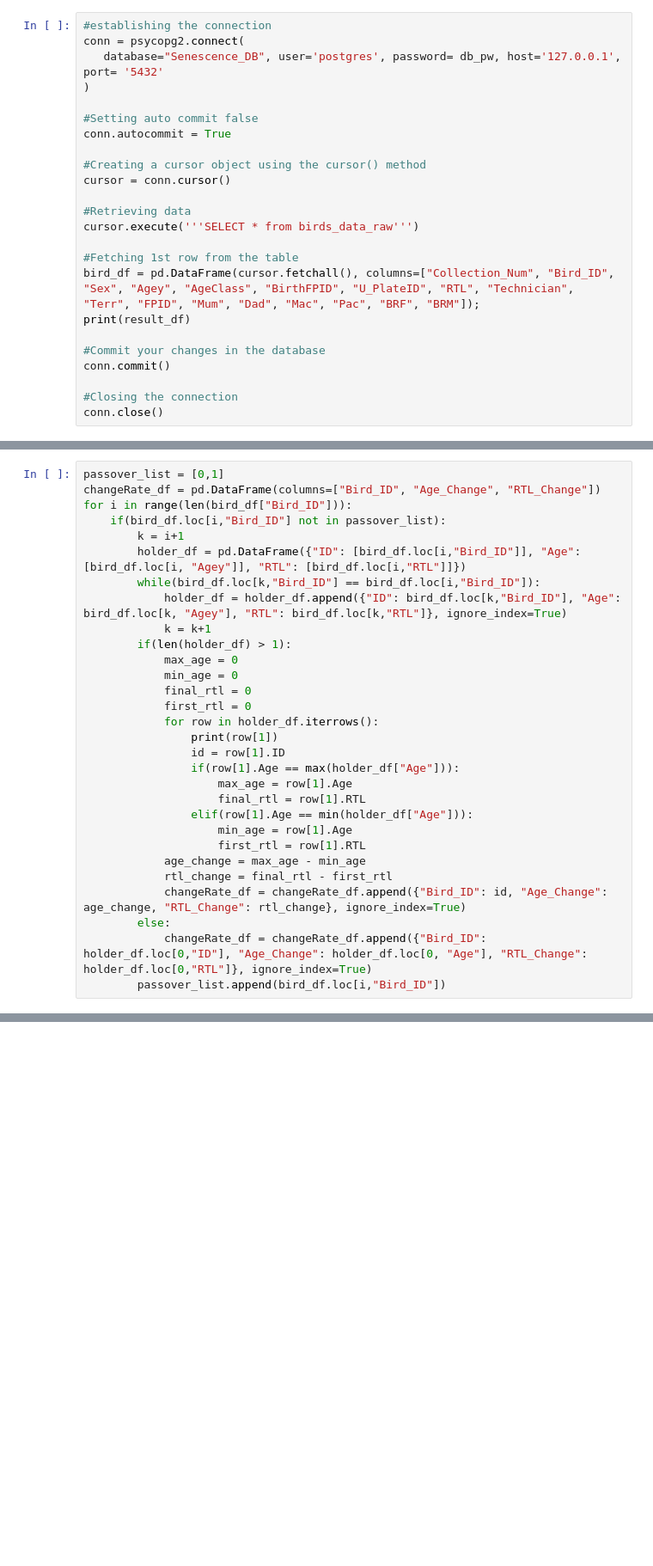
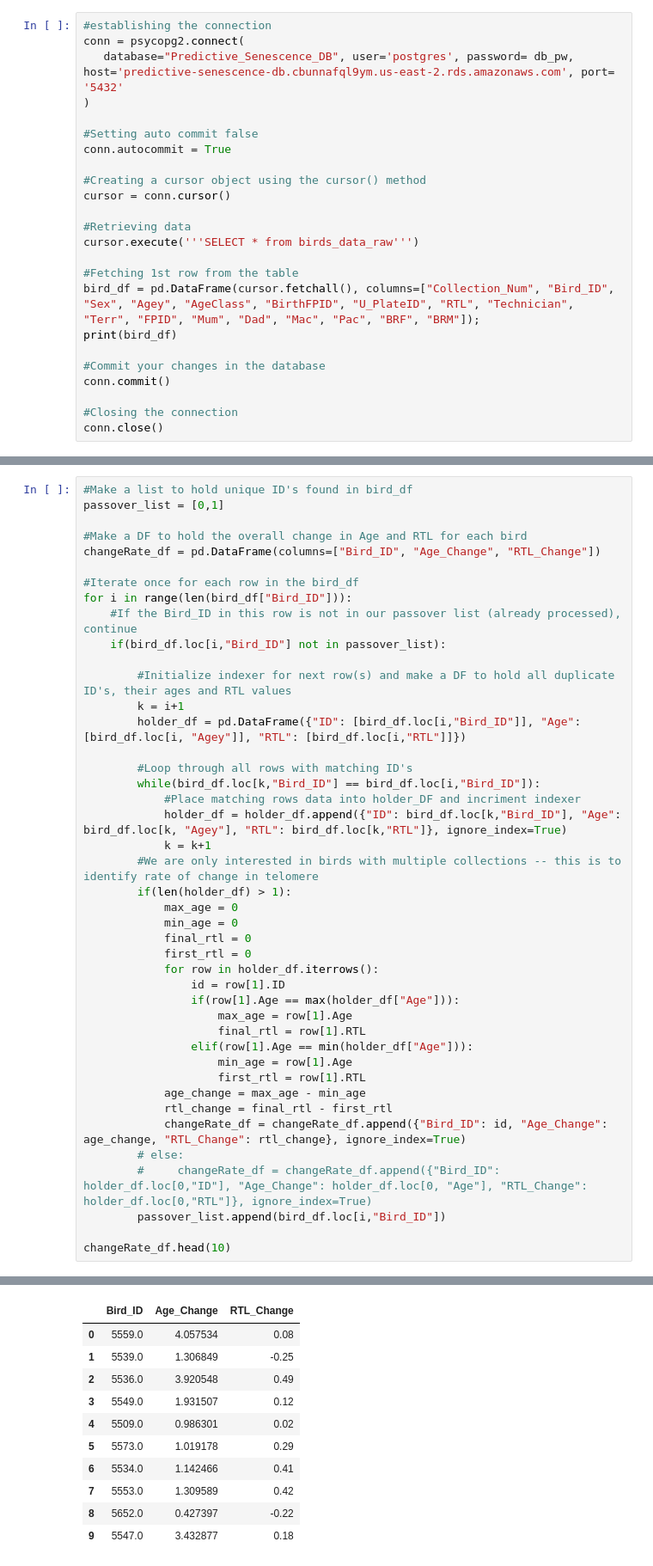
Before and after one commit to Rdassy/Predictive_Senescence, a Jupyter notebook: Resources/Notebook/teloRateOfChange.ipynb, the cells around one changed output, grey strips where cells are left out. Shown at 86% size. Cells and saved outputs as stored; diff of their text form; blank space fills up the shorter version.

```diff
--- a/Resources/Notebook/teloRateOfChange.ipynb
+++ b/Resources/Notebook/teloRateOfChange.ipynb
@@ -13,7 +16,7 @@ import psycopg2;
 # %%
 #establishing the connection
 conn = psycopg2.connect(
-   database="Senescence_DB", user='postgres', password= db_pw, host='127.0.0.1', port= '5432'
+   database="Predictive_Senescence_DB", user='postgres', password= db_pw, host='predictive-senescence-db.cbunnafql9ym.us-east-2.rds.amazonaws.com', port= '5432'
 )
 
 #Setting auto commit false
@@ -27,7 +30,7 @@ cursor.execute('''SELECT * from birds_data_raw''')
 
 #Fetching 1st row from the table
 bird_df = pd.DataFrame(cursor.fetchall(), columns=["Collection_Num", "Bird_ID", "Sex", "Agey", "AgeClass", "BirthFPID", "U_PlateID", "RTL", "Technician", "Terr", "FPID", "Mum", "Dad", "Mac", "Pac", "BRF", "BRM"]);
-print(result_df)
+print(bird_df)
 
 #Commit your changes in the database
 conn.commit()
@@ -53,22 +56,33 @@ conn.close()
 
 [2662 rows x 17 columns]
 # %%
+#Make a list to hold unique ID's found in bird_df
 passover_list = [0,1]
+
+#Make a DF to hold the overall change in Age and RTL for each bird
 changeRate_df = pd.DataFrame(columns=["Bird_ID", "Age_Change", "RTL_Change"])
+
+#Iterate once for each row in the bird_df
 for i in range(len(bird_df["Bird_ID"])):
+    #If the Bird_ID in this row is not in our passover list (already processed), continue
     if(bird_df.loc[i,"Bird_ID"] not in passover_list):
+
+        #Initialize indexer for next row(s) and make a DF to hold all duplicate ID's, their ages and RTL values
         k = i+1
         holder_df = pd.DataFrame({"ID": [bird_df.loc[i,"Bird_ID"]], "Age": [bird_df.loc[i, "Agey"]], "RTL": [bird_df.loc[i,"RTL"]]})
+
+        #Loop through all rows with matching ID's
         while(bird_df.loc[k,"Bird_ID"] == bird_df.loc[i,"Bird_ID"]):
+            #Place matching rows data into holder_DF and incriment indexer
             holder_df = holder_df.append({"ID": bird_df.loc[k,"Bird_ID"], "Age": bird_df.loc[k, "Agey"], "RTL": bird_df.loc[k,"RTL"]}, ignore_index=True)
             k = k+1
+        #We are only interested in birds with multiple collections -- this is to identify rate of change in telomere
         if(len(holder_df) > 1):
             max_age = 0
             min_age = 0
             final_rtl = 0
             first_rtl = 0
             for row in holder_df.iterrows():
-                print(row[1])
                 id = row[1].ID
                 if(row[1].Age == max(holder_df["Age"])):
                     max_age = row[1].Age
@@ -79,7 +93,9 @@ for i in range(len(bird_df["Bird_ID"])):
             age_change = max_age - min_age
             rtl_change = final_rtl - first_rtl
             changeRate_df = changeRate_df.append({"Bird_ID": id, "Age_Change": age_change, "RTL_Change": rtl_change}, ignore_index=True)
-        else:
-            changeRate_df = changeRate_df.append({"Bird_ID": holder_df.loc[0,"ID"], "Age_Change": holder_df.loc[0, "Age"], "RTL_Change": holder_df.loc[0,"RTL"]}, ignore_index=True)
+        # else:
+        #     changeRate_df = changeRate_df.append({"Bird_ID": holder_df.loc[0,"ID"], "Age_Change": holder_df.loc[0, "Age"], "RTL_Change": holder_df.loc[0,"RTL"]}, ignore_index=True)
         passover_list.append(bird_df.loc[i,"Bird_ID"])
+
+changeRate_df.head(10)
 # %% [output]
@@ -102,0 +102,11 @@ Name: 2, dtype: float64
+|  | Bird_ID | Age_Change | RTL_Change |
+| 0 | 5559.0 | 4.057534 | 0.08 |
+| 1 | 5539.0 | 1.306849 | -0.25 |
+| 2 | 5536.0 | 3.920548 | 0.49 |
+| 3 | 5549.0 | 1.931507 | 0.12 |
+| 4 | 5509.0 | 0.986301 | 0.02 |
+| 5 | 5573.0 | 1.019178 | 0.29 |
+| 6 | 5534.0 | 1.142466 | 0.41 |
+| 7 | 5553.0 | 1.309589 | 0.42 |
+| 8 | 5652.0 | 0.427397 | -0.22 |
+| 9 | 5547.0 | 3.432877 | 0.18 |
```
Also changed, not shown: parts of 3 cells of this notebook, 3 other files.
